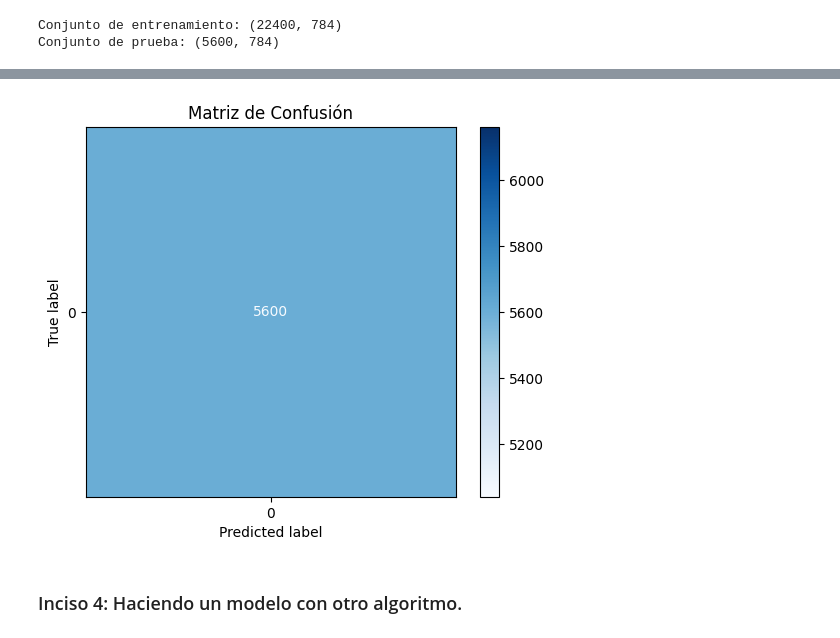
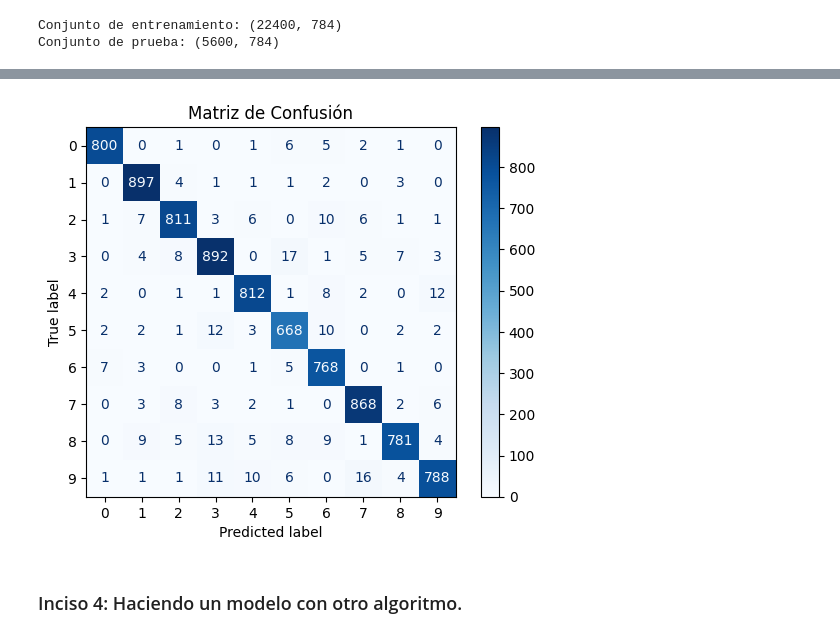
Before and after one commit to Javier19-cmd/Lab3-Data, a Jupyter notebook: lab.ipynb, the cells around one changed output, grey strips where cells are left out. Cells and saved outputs as stored; diff of their text form; code cells hidden in the pictures.

```diff
--- a/lab.ipynb
+++ b/lab.ipynb
@@ -218,4 +220,6 @@ Precisión en el conjunto de prueba: 1.0
 # %%
+data = pd.read_csv("train.csv")
+
 X = data.iloc[:, 1:]  # Todas las columnas de píxeles
 y = data.iloc[:, 0]   # Columna de etiquetas
 
@@ -229,7 +233,7 @@ X_test_scaled = scaler.transform(X_test)
 
 # Crear el modelo de la red neuronal profunda
 model = tf.keras.models.Sequential([
-    tf.keras.layers.Input(shape=(783,)),
+    tf.keras.layers.Input(shape=(784,)),
     tf.keras.layers.Dense(128, activation='relu'),
     tf.keras.layers.Dropout(0.2),
     tf.keras.layers.Dense(64, activation='relu'),
@@ -274,4 +278,4 @@ Epoch 10/10
-[figure, old version]
+[figure, new version]
 # %% [markdown]
 ### Inciso 4: Haciendo un modelo con otro algoritmo.
 # %%
```
Also changed, not shown: parts of 9 cells of this notebook.
